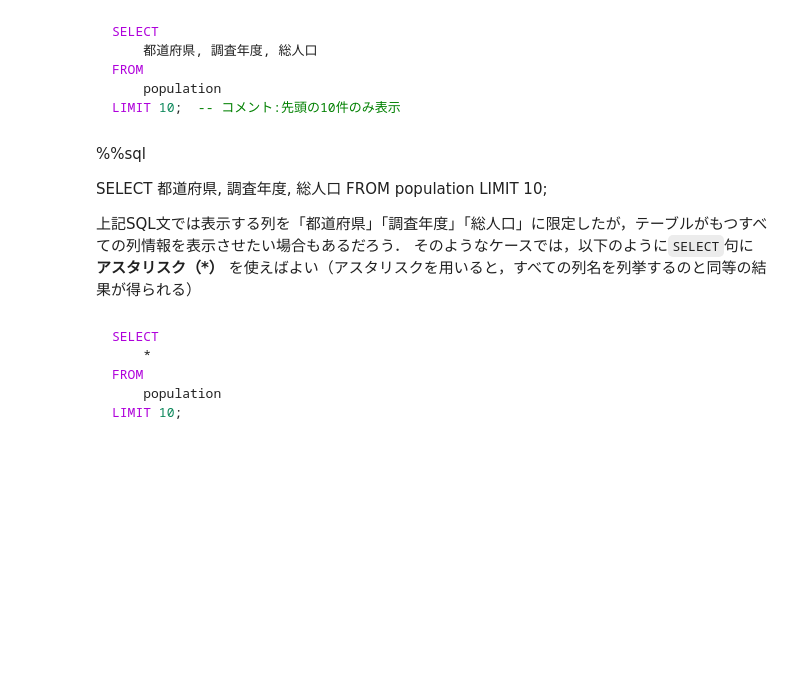
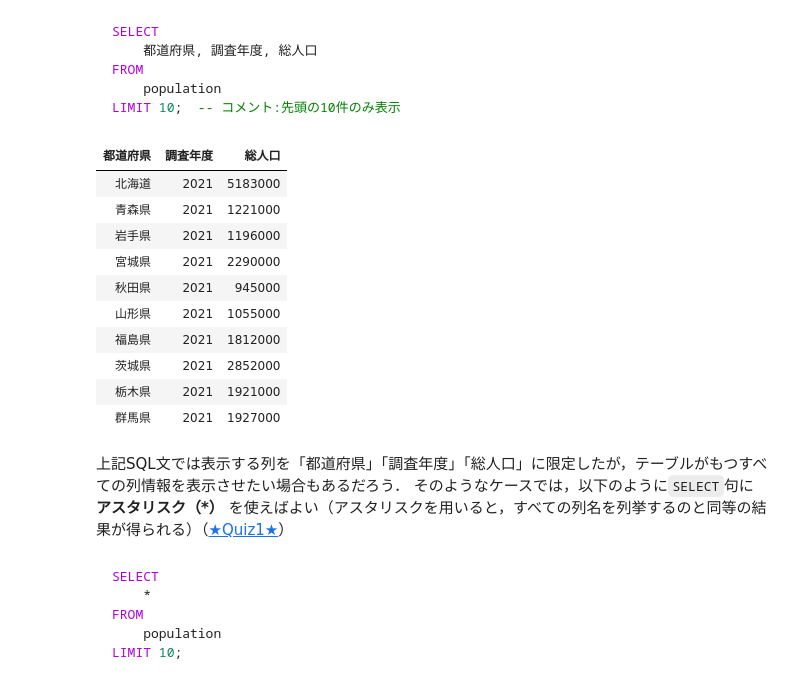
Before and after one commit to hontolab-courses/database-lecturenote, a Jupyter notebook: content/sql/01.ipynb, the cells around one changed output. Cells and saved outputs as stored; diff of their text form; code cells hidden in the pictures; blank space fills up the shorter version.

````diff
--- a/content/sql/01.ipynb
+++ b/content/sql/01.ipynb
@@ -169,17 +225,29 @@ FROM
     population
 LIMIT 10;  -- コメント:先頭の10件のみ表示
 ```
-# %% [markdown]
-%%sql
-
-SELECT
-    都道府県, 調査年度, 総人口
-FROM
-    population
-LIMIT 10;
-
-上記SQL文では表示する列を「都道府県」「調査年度」「総人口」に限定したが，テーブルがもつすべての列情報を表示させたい場合もあるだろう．
-そのようなケースでは，以下のように`SELECT`句に**アスタリスク（*）** を使えばよい（アスタリスクを用いると，すべての列名を列挙するのと同等の結果が得られる）
+# %%
+%%sql
+
+SELECT
+    都道府県, 調査年度, 総人口
+FROM
+    population
+LIMIT 10;
+# %% [output]
+| 都道府県 | 調査年度 | 総人口 |
+| 北海道 | 2021 | 5183000 |
+| 青森県 | 2021 | 1221000 |
+| 岩手県 | 2021 | 1196000 |
+| 宮城県 | 2021 | 2290000 |
+| 秋田県 | 2021 | 945000 |
+| 山形県 | 2021 | 1055000 |
+| 福島県 | 2021 | 1812000 |
+| 茨城県 | 2021 | 2852000 |
+| 栃木県 | 2021 | 1921000 |
+| 群馬県 | 2021 | 1927000 |
+# %% [markdown]
+上記SQL文では表示する列を「都道府県」「調査年度」「総人口」に限定したが，テーブルがもつすべての列情報を表示させたい場合もあるだろう．
+そのようなケースでは，以下のように`SELECT`句に**アスタリスク（*）** を使えばよい（アスタリスクを用いると，すべての列名を列挙するのと同等の結果が得られる）（[★Quiz1★](#sql1-q1)）
 # %% [markdown]
 ```sql
 SELECT
````
Also changed, not shown: parts of 49 cells of this notebook.
